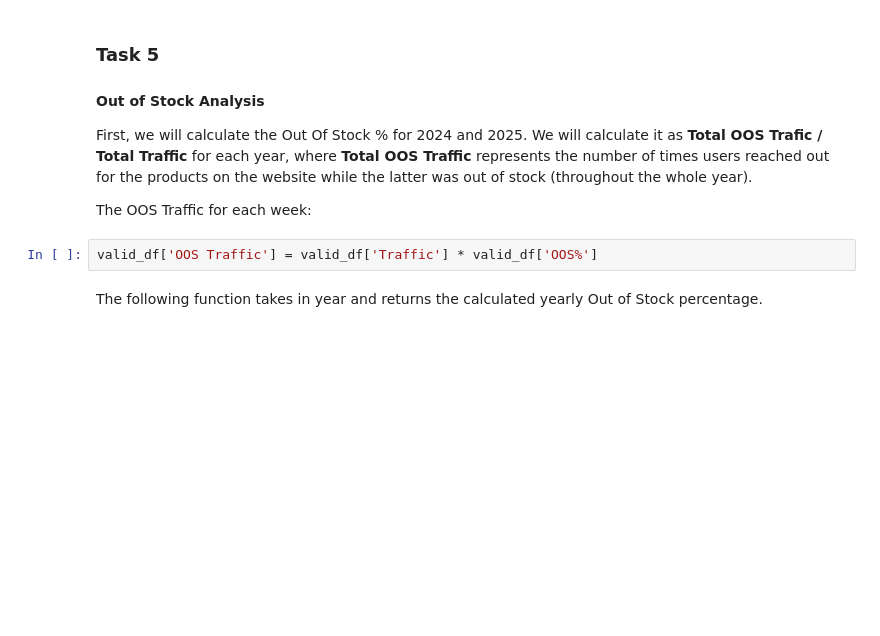
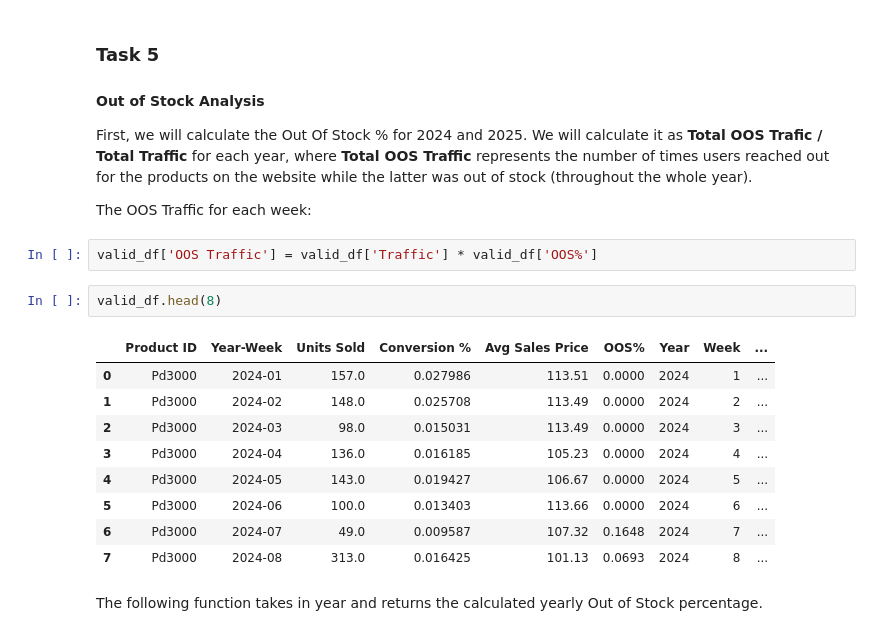
Before and after one commit to kseniyapiven/eCom, a Jupyter notebook: notebooks/analysis.ipynb, the cells around one changed output. Cells and saved outputs as stored; diff of their text form; blank space fills up the shorter version.

```diff
--- a/notebooks/analysis.ipynb
+++ b/notebooks/analysis.ipynb
@@ -616,6 +620,18 @@ First, we will calculate the Out Of Stock % for 2024 and 2025. We will calculate
 The OOS Traffic for each week:
 # %%
 valid_df['OOS Traffic'] = valid_df['Traffic'] * valid_df['OOS%']
+# %%
+valid_df.head(8)
+# %% [output]
+|  | Product ID | Year-Week | Units Sold | Conversion % | Avg Sales Price | OOS% | Year | Week | ... |
+| 0 | Pd3000 | 2024-01 | 157.0 | 0.027986 | 113.51 | 0.0000 | 2024 | 1 | ... |
+| 1 | Pd3000 | 2024-02 | 148.0 | 0.025708 | 113.49 | 0.0000 | 2024 | 2 | ... |
+| 2 | Pd3000 | 2024-03 | 98.0 | 0.015031 | 113.49 | 0.0000 | 2024 | 3 | ... |
+| 3 | Pd3000 | 2024-04 | 136.0 | 0.016185 | 105.23 | 0.0000 | 2024 | 4 | ... |
+| 4 | Pd3000 | 2024-05 | 143.0 | 0.019427 | 106.67 | 0.0000 | 2024 | 5 | ... |
+| 5 | Pd3000 | 2024-06 | 100.0 | 0.013403 | 113.66 | 0.0000 | 2024 | 6 | ... |
+| 6 | Pd3000 | 2024-07 | 49.0 | 0.009587 | 107.32 | 0.1648 | 2024 | 7 | ... |
+| 7 | Pd3000 | 2024-08 | 313.0 | 0.016425 | 101.13 | 0.0693 | 2024 | 8 | ... |
 # %% [markdown]
 The following function takes in year and returns the calculated yearly Out of Stock percentage.
 # %%
```
Also changed, not shown: parts of 10 cells of this notebook.
